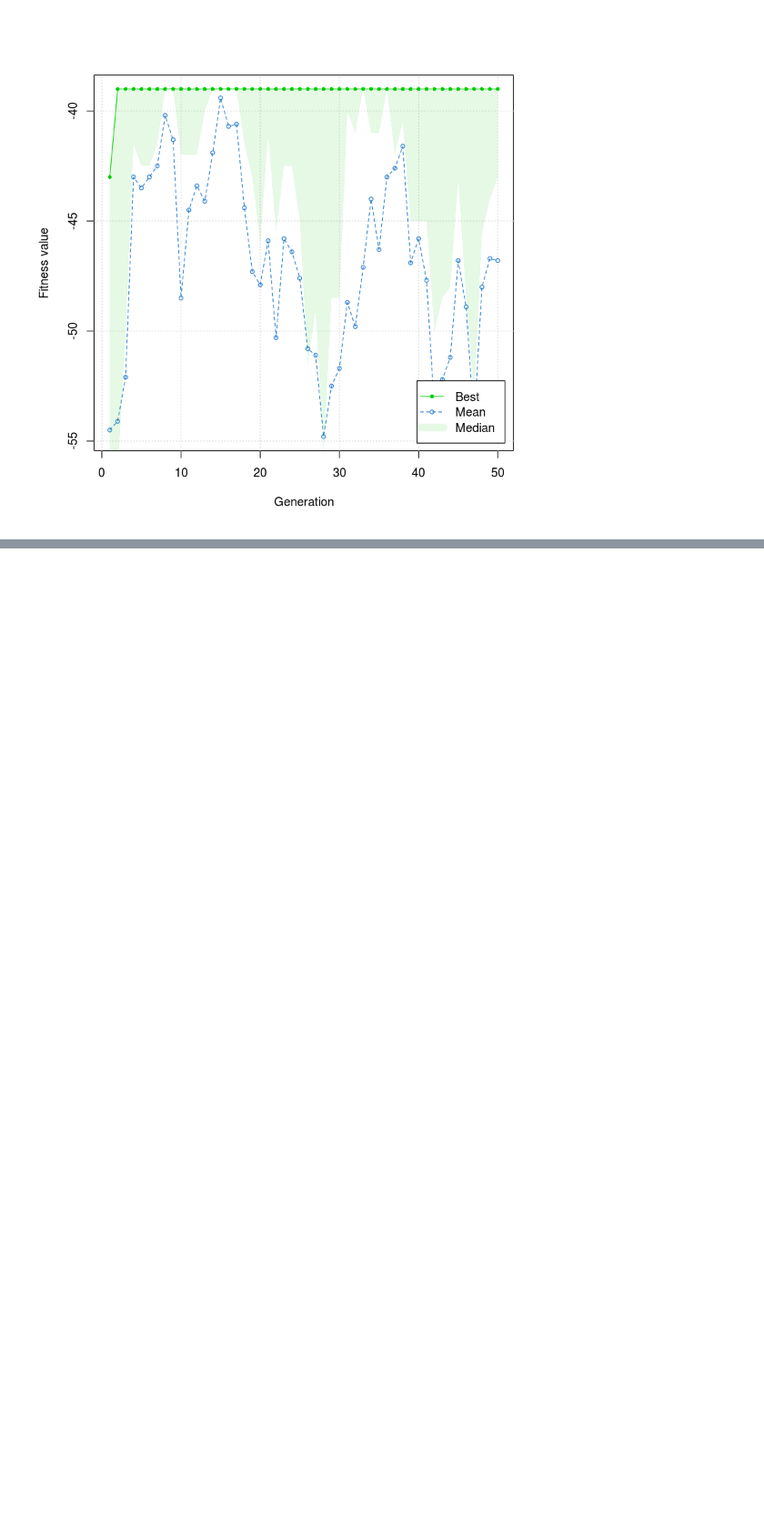
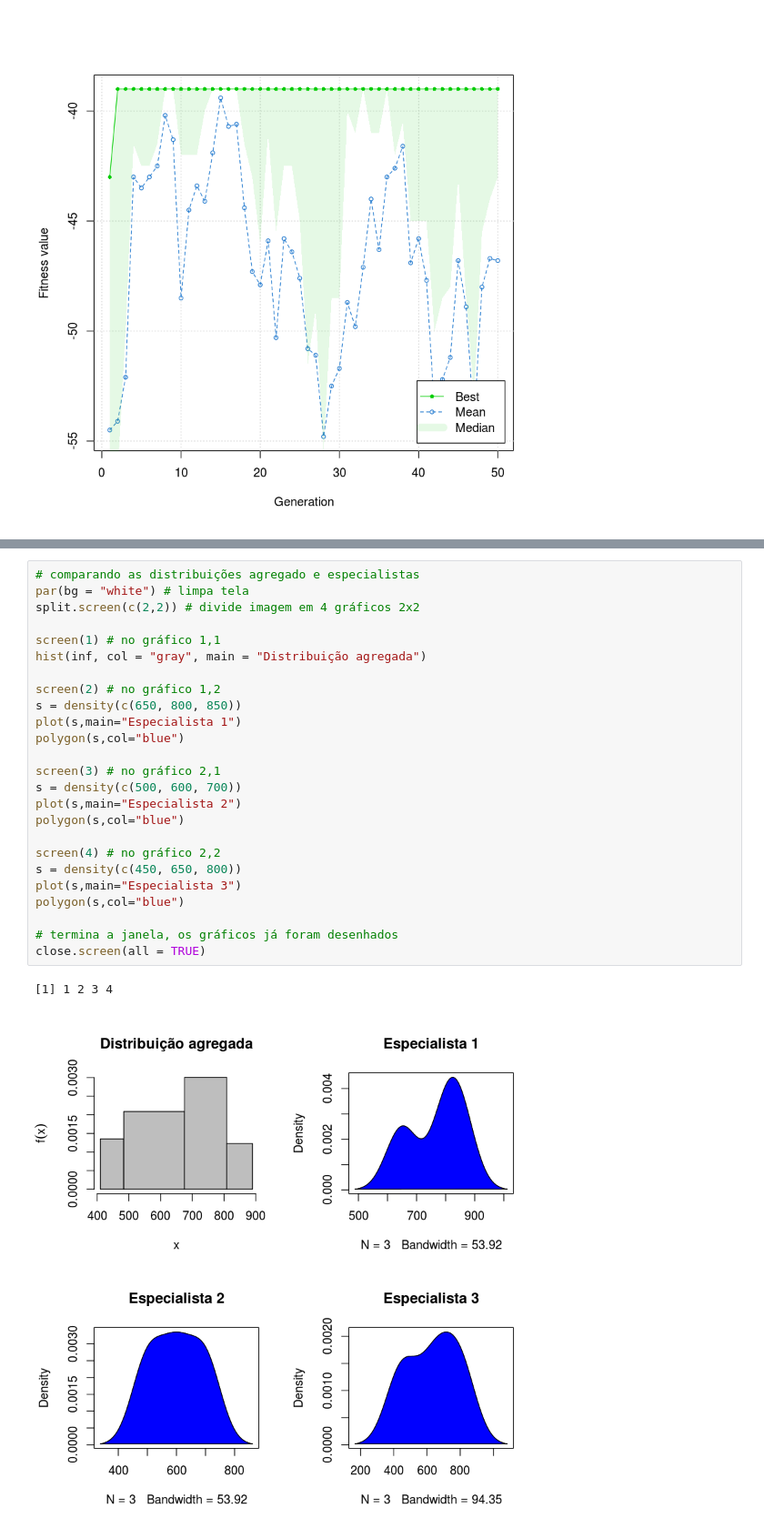
Before and after one commit to thbighead/jupyter-studies, a Jupyter notebook: Aprendizados R Scientist.ipynb, the cells around one changed output, grey strips where cells are left out. Shown at 91% size. Saved outputs shown, nothing was run; the diff lists cells and outputs as text; blank space fills up the shorter version.

```diff
--- a/Aprendizados R Scientist.ipynb
+++ b/Aprendizados R Scientist.ipynb
@@ -1289,0 +1347,28 @@ Para avaliar especialistas. É necessária uma calibração dos pesos dados para
+# %%
+# comparando as distribuições agregado e especialistas
+par(bg = "white") # limpa tela
+split.screen(c(2,2)) # divide imagem em 4 gráficos 2x2
+
+screen(1) # no gráfico 1,1
+hist(inf, col = "gray", main = "Distribuição agregada")
+
+screen(2) # no gráfico 1,2
+s = density(c(650, 800, 850))
+plot(s,main="Especialista 1")
+polygon(s,col="blue")
+
+screen(3) # no gráfico 2,1
+s = density(c(500, 600, 700))
+plot(s,main="Especialista 2")
+polygon(s,col="blue")
+
+screen(4) # no gráfico 2,2
+s = density(c(450, 650, 800))
+plot(s,main="Especialista 3")
+polygon(s,col="blue")
+
+# termina a janela, os gráficos já foram desenhados
+close.screen(all = TRUE)
+# %% [output]
+[1] 1 2 3 4
+[figure, added]
```
Also changed, not shown: parts of 25 cells of this notebook.
